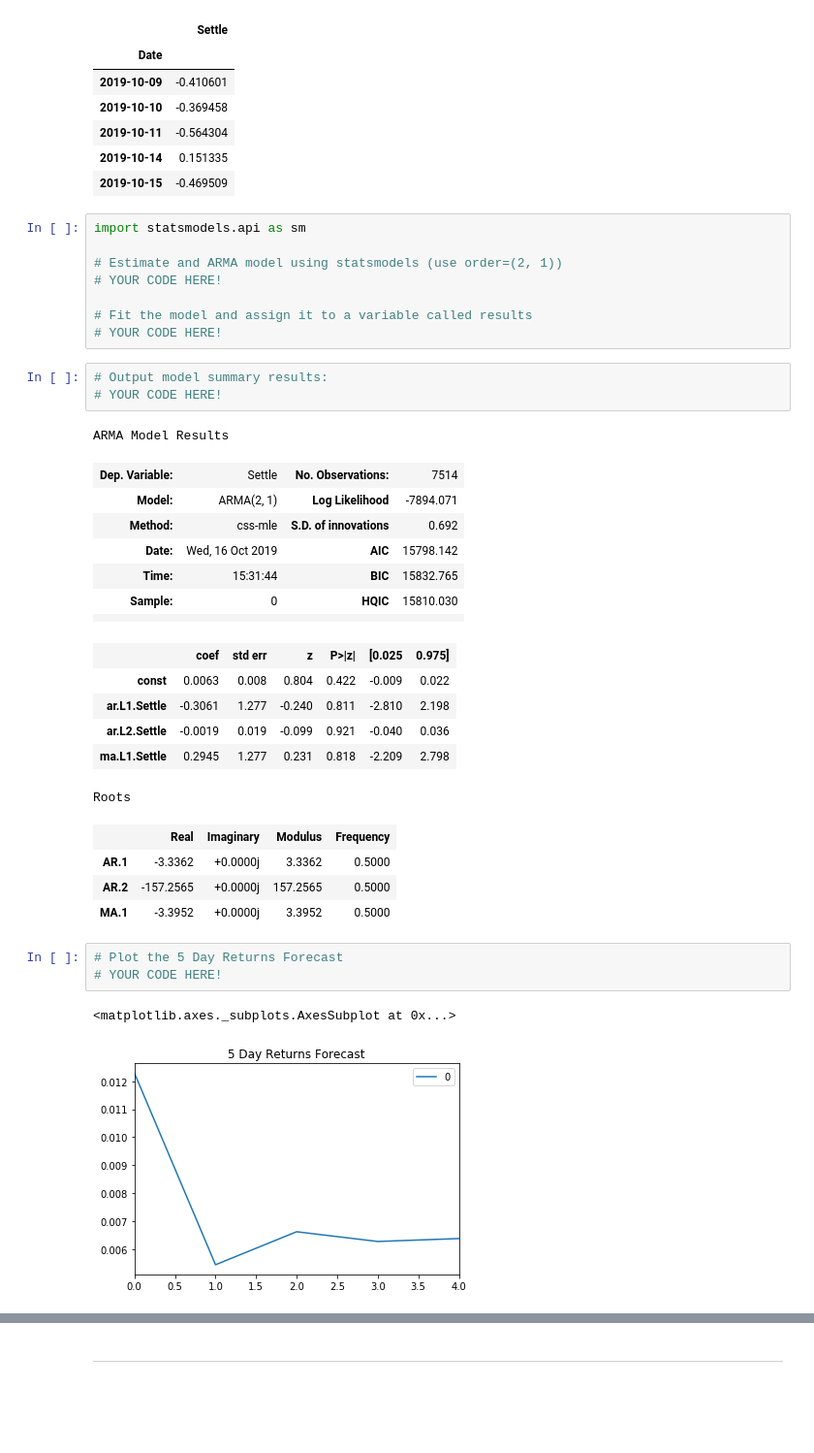
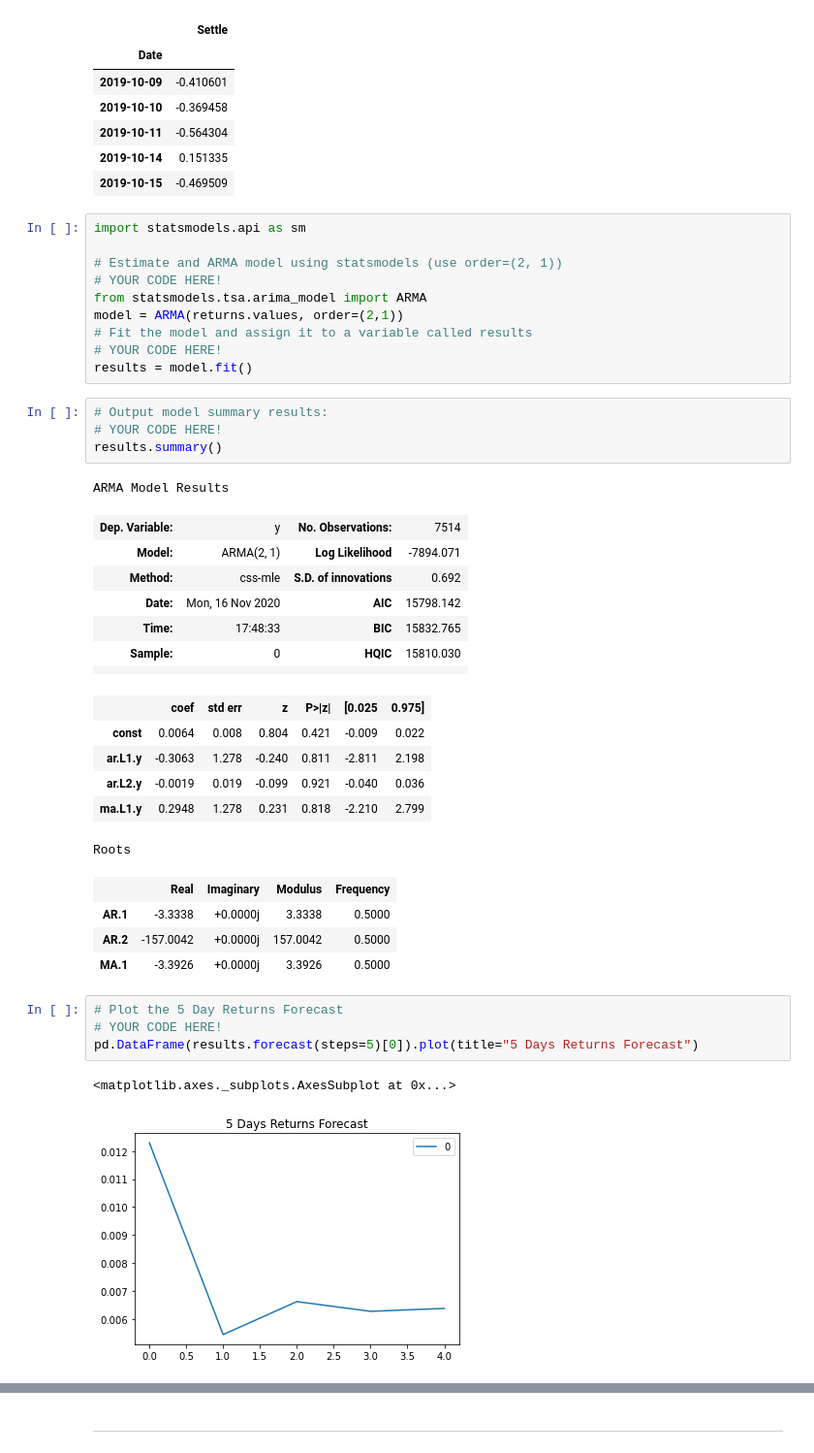
Before and after one commit to tsanpitak/UCB_FinTech, a Jupyter notebook: Projects/10-Time-Series/Instructions/Starter_Code/time_series_analysis.ipynb, the cells around one changed output, grey strips where cells are left out. Shown: that part at 97% size. Cells and saved outputs as stored; diff of their text form; blank space fills up the shorter version.

Commit message:
Time Series done

```diff
--- a/Projects/10-Time-Series/Instructions/Starter_Code/time_series_analysis.ipynb
+++ b/Projects/10-Time-Series/Instructions/Starter_Code/time_series_analysis.ipynb
@@ -115,34 +115,38 @@ import statsmodels.api as sm
 
 # Estimate and ARMA model using statsmodels (use order=(2, 1))
 # YOUR CODE HERE!
-
+from statsmodels.tsa.arima_model import ARMA
+model = ARMA(returns.values, order=(2,1))
 # Fit the model and assign it to a variable called results
 # YOUR CODE HERE!
+results = model.fit()
 # %%
 # Output model summary results:
 # YOUR CODE HERE!
+results.summary()
 # %% [output]
 ARMA Model Results
-| Dep. Variable: | Settle | No. Observations: | 7514 |
+| Dep. Variable: | y | No. Observations: | 7514 |
 | Model: | ARMA(2, 1) | Log Likelihood | -7894.071 |
 | Method: | css-mle | S.D. of innovations | 0.692 |
-| Date: | Wed, 16 Oct 2019 | AIC | 15798.142 |
-| Time: | 15:31:44 | BIC | 15832.765 |
+| Date: | Mon, 16 Nov 2020 | AIC | 15798.142 |
+| Time: | 17:48:33 | BIC | 15832.765 |
 | Sample: | 0 | HQIC | 15810.030 |
 |  |  |  |  |
 |  | coef | std err | z | P>|z| | [0.025 | 0.975] |
-| const | 0.0063 | 0.008 | 0.804 | 0.422 | -0.009 | 0.022 |
-| ar.L1.Settle | -0.3061 | 1.277 | -0.240 | 0.811 | -2.810 | 2.198 |
-| ar.L2.Settle | -0.0019 | 0.019 | -0.099 | 0.921 | -0.040 | 0.036 |
-| ma.L1.Settle | 0.2945 | 1.277 | 0.231 | 0.818 | -2.209 | 2.798 |
+| const | 0.0064 | 0.008 | 0.804 | 0.421 | -0.009 | 0.022 |
+| ar.L1.y | -0.3063 | 1.278 | -0.240 | 0.811 | -2.811 | 2.198 |
+| ar.L2.y | -0.0019 | 0.019 | -0.099 | 0.921 | -0.040 | 0.036 |
+| ma.L1.y | 0.2948 | 1.278 | 0.231 | 0.818 | -2.210 | 2.799 |
 Roots
 |  | Real | Imaginary | Modulus | Frequency |
-| AR.1 | -3.3362 | +0.0000j | 3.3362 | 0.5000 |
-| AR.2 | -157.2565 | +0.0000j | 157.2565 | 0.5000 |
-| MA.1 | -3.3952 | +0.0000j | 3.3952 | 0.5000 |
+| AR.1 | -3.3338 | +0.0000j | 3.3338 | 0.5000 |
+| AR.2 | -157.0042 | +0.0000j | 157.0042 | 0.5000 |
+| MA.1 | -3.3926 | +0.0000j | 3.3926 | 0.5000 |
 # %%
 # Plot the 5 Day Returns Forecast
 # YOUR CODE HERE!
+pd.DataFrame(results.forecast(steps=5)[0]).plot(title="5 Days Returns Forecast")
 # %% [output]
 <matplotlib.axes._subplots.AxesSubplot at 0x...>
-[figure, old version]
+[figure, new version]
```
Also changed, not shown: parts of 11 cells of this notebook.
